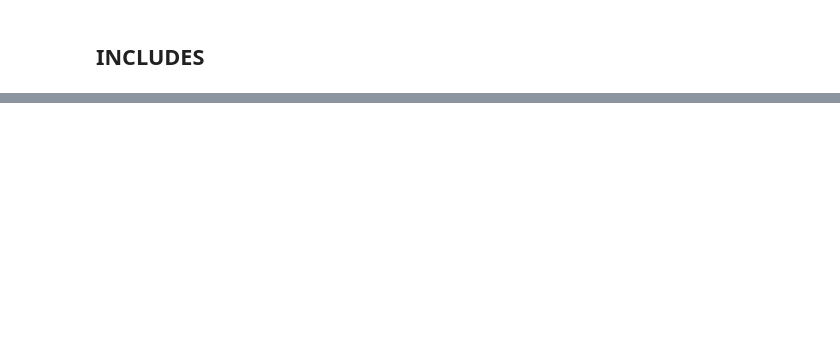
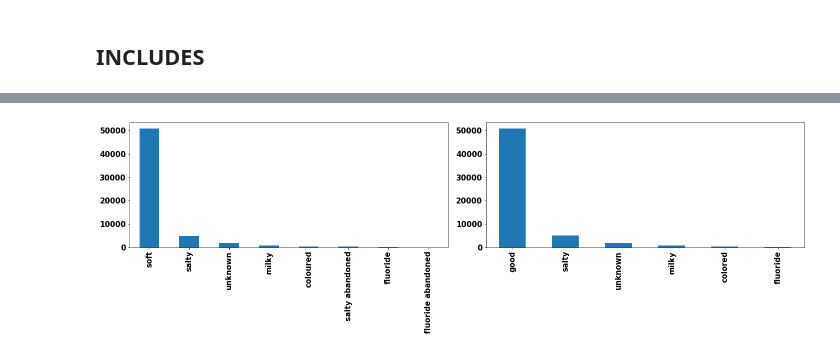
Before and after one commit to Nell87/Water-Pumps-Competition, a Jupyter notebook: water_pumps_comp.ipynb, the cells around one changed output, grey strips where cells are left out. Saved outputs shown, nothing was run; the diff lists cells and outputs as text; code cells hidden in the pictures; blank space fills up the shorter version.

```diff
--- a/water_pumps_comp.ipynb
+++ b/water_pumps_comp.ipynb
@@ -23,0 +445,15 @@ NameError: name 'test' is not defined
+# %%
+# Let's plot them
+fig2, axes = plt.subplots(ncols=2, nrows=1)
+
+# Water_quality)
+plt.subplot(221)
+data['water_quality'].value_counts().plot('bar')
+
+# Quality group
+plt.subplot(222)
+data['quality_group'].value_counts().plot('bar')
+
+plt.tight_layout()
+# %% [output]
+[figure, added]
```
Also changed, not shown: parts of 37 cells of this notebook.
